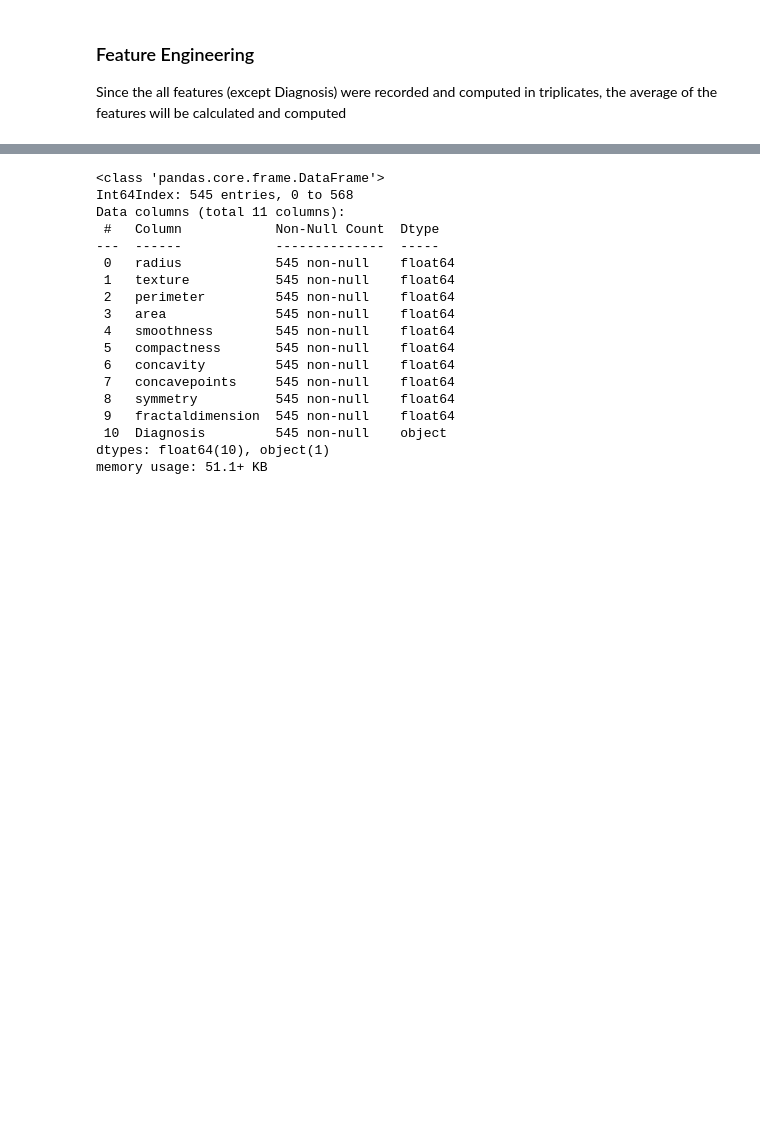
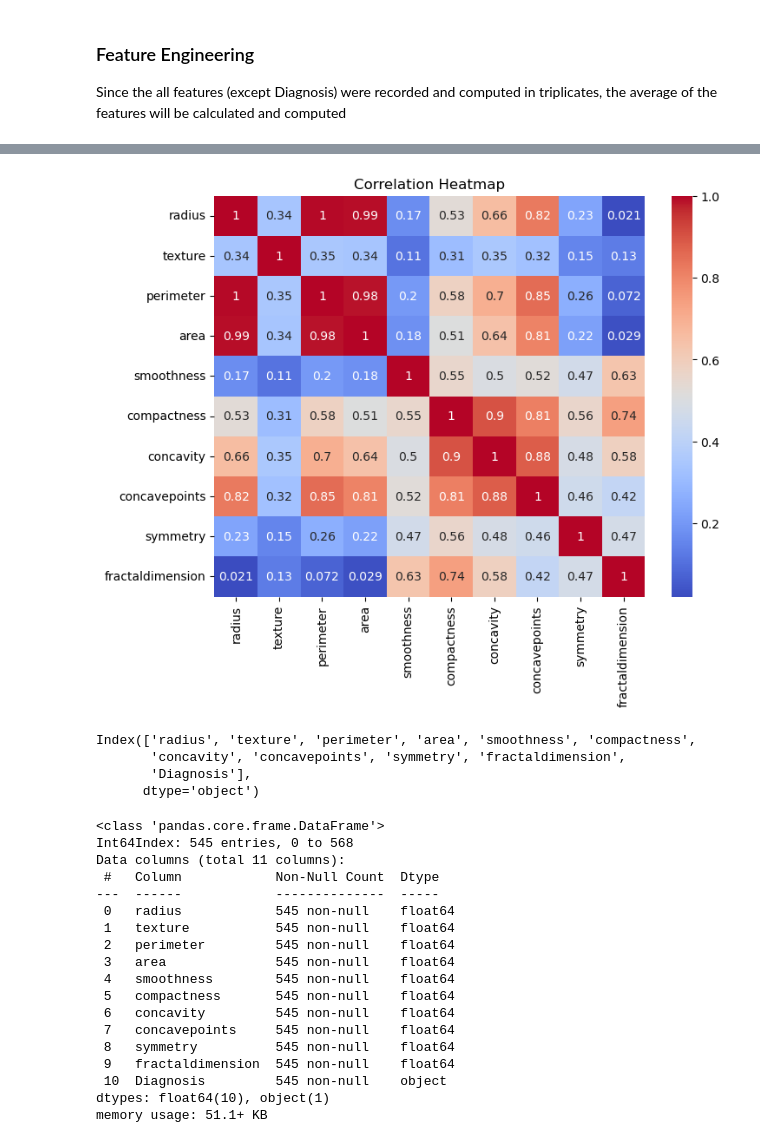
Before and after one commit to Niklauzi/Machine-Learning-Projects, a Jupyter notebook: Health Domain/Breast Cancer Wisconsin (Diagnostic)/Breast Cancer Wisconsin (Diagnostic).ipynb, the cells around one changed output, grey strips where cells are left out. Saved outputs shown, nothing was run; the diff lists cells and outputs as text; code cells hidden in the pictures; blank space fills up the shorter version.

Commit message:
added correlation matrix for the averaged features

```diff
--- a/Health Domain/Breast Cancer Wisconsin (Diagnostic)/Breast Cancer Wisconsin (Diagnostic).ipynb
+++ b/Health Domain/Breast Cancer Wisconsin (Diagnostic)/Breast Cancer Wisconsin (Diagnostic).ipynb
@@ -347,6 +348,25 @@ df_averaged.head()
 | 2 | 14.668533 | 15.855633 | 95.695000 | 1002.010000 | 0.086717 | 0.208153 | 0.228707 | 0.130493 | 0.196900 | ... |
 | 4 | 14.529067 | 10.597100 | 97.579333 | 988.813333 | 0.083063 | 0.120803 | 0.218293 | 0.095217 | 0.144953 | ... |
 | 5 | 9.418167 | 13.446733 | 62.729000 | 415.296667 | 0.104803 | 0.242783 | 0.243340 | 0.088787 | 0.209617 | ... |
+# %%
+features_columns_averaged = df_averaged.select_dtypes(include=['float64', 'int64']).columns
+correlation_matrix_averaged = df_averaged[features_columns_averaged].corr()
+
+# Plotting the Correlation Heat Map
+plt.figure(figsize=(8, 6))
+
+sns.heatmap(correlation_matrix_averaged, annot=True, cmap='coolwarm')
+plt.title('Correlation Heatmap')
+plt.show()
+# %% [output]
+[figure, added]
+# %%
+df_averaged.columns
+# %% [output]
+Index(['radius', 'texture', 'perimeter', 'area', 'smoothness', 'compactness',
+       'concavity', 'concavepoints', 'symmetry', 'fractaldimension',
+       'Diagnosis'],
+      dtype='object')
 # %%
 df_averaged.info()
 # %% [output]
```
Also changed, not shown: parts of 1 cell of this notebook, 1 other file.
